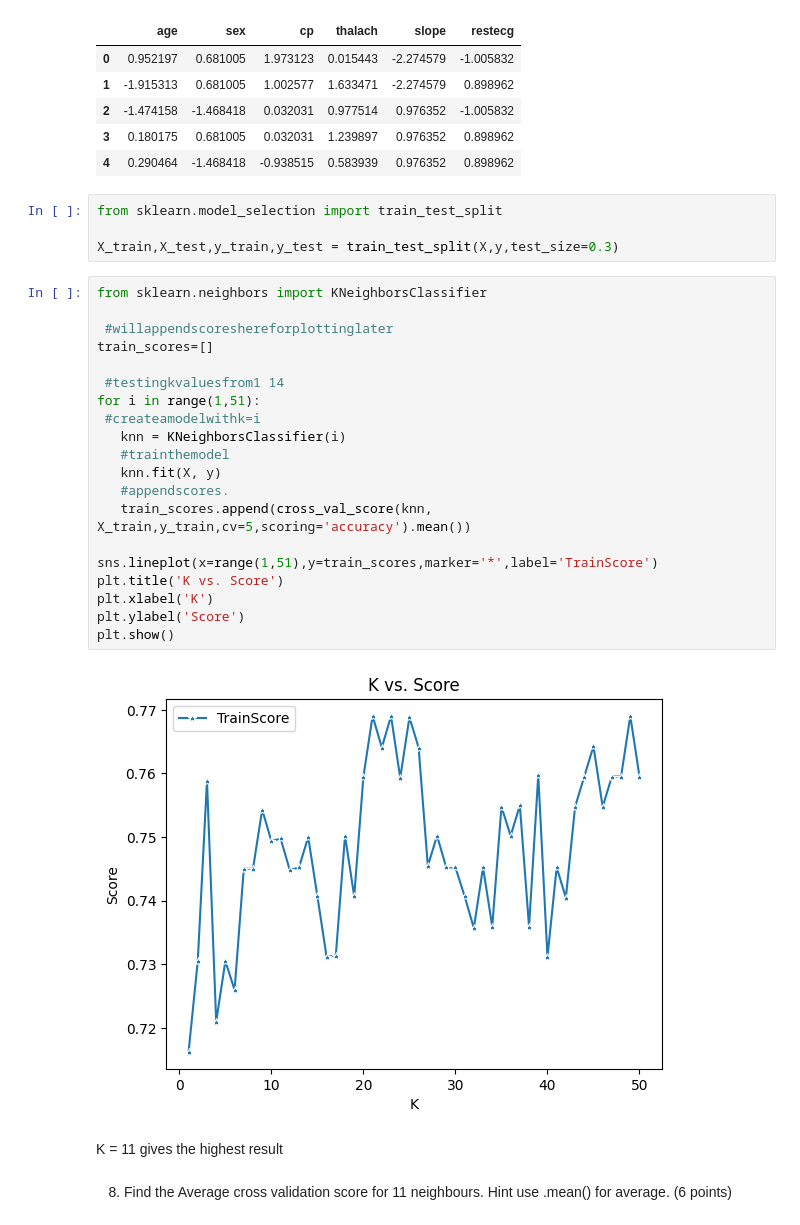
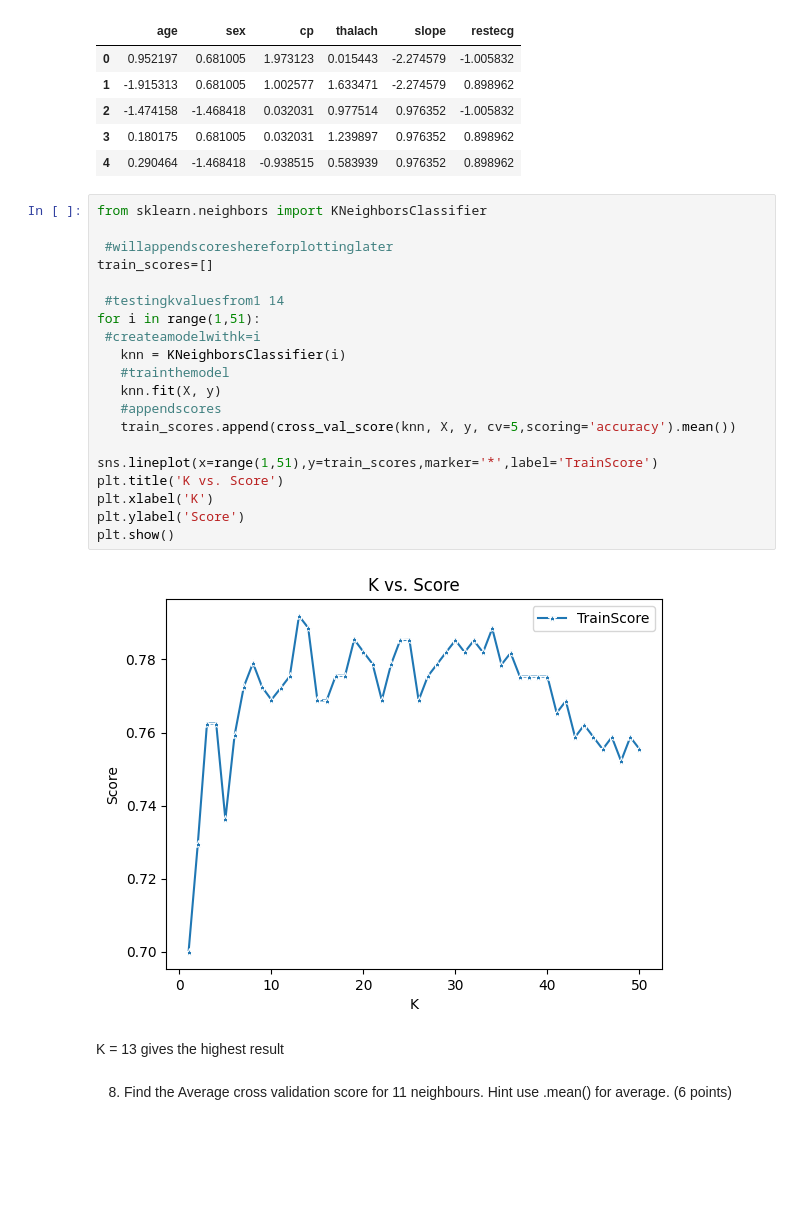
Before and after one commit to gordonnguyen/data-science-1, a Jupyter notebook: lab_2/lab2.ipynb, the cells around one changed output. Saved outputs shown, nothing was run; the diff lists cells and outputs as text; blank space fills up the shorter version.

```diff
--- a/lab_2/lab2.ipynb
+++ b/lab_2/lab2.ipynb
@@ -91,34 +100,30 @@ X.head()
 | 2 | -1.474158 | -1.468418 | 0.032031 | 0.977514 | 0.976352 | -1.005832 |
 | 3 | 0.180175 | 0.681005 | 0.032031 | 1.239897 | 0.976352 | 0.898962 |
 | 4 | 0.290464 | -1.468418 | -0.938515 | 0.583939 | 0.976352 | 0.898962 |
-# %%
-from sklearn.model_selection import train_test_split
-
-X_train,X_test,y_train,y_test = train_test_split(X,y,test_size=0.3)
 # %%
 from sklearn.neighbors import KNeighborsClassifier
 
  #willappendscoreshereforplottinglater
 train_scores=[]
 
  #testingkvaluesfrom1 14
 for i in range(1,51):
  #createamodelwithk=i
    knn = KNeighborsClassifier(i)
    #trainthemodel
    knn.fit(X, y)
-   #appendscores.
-   train_scores.append(cross_val_score(knn, X_train,y_train,cv=5,scoring='accuracy').mean())
+   #appendscores
+   train_scores.append(cross_val_score(knn, X, y, cv=5,scoring='accuracy').mean())
 
 sns.lineplot(x=range(1,51),y=train_scores,marker='*',label='TrainScore')
 plt.title('K vs. Score')
 plt.xlabel('K')
 plt.ylabel('Score')
 plt.show()
 # %% [output]
-[figure, old version]
+[figure, new version]
 # %% [markdown]
-K = 11 gives the highest result
+K = 13 gives the highest result
 # %% [markdown]
  8. Find the Average cross validation score for 11 neighbours. Hint use .mean() for average. (6 points)
 # %%
```
Also changed, not shown: parts of 11 cells of this notebook, 1 other file.
